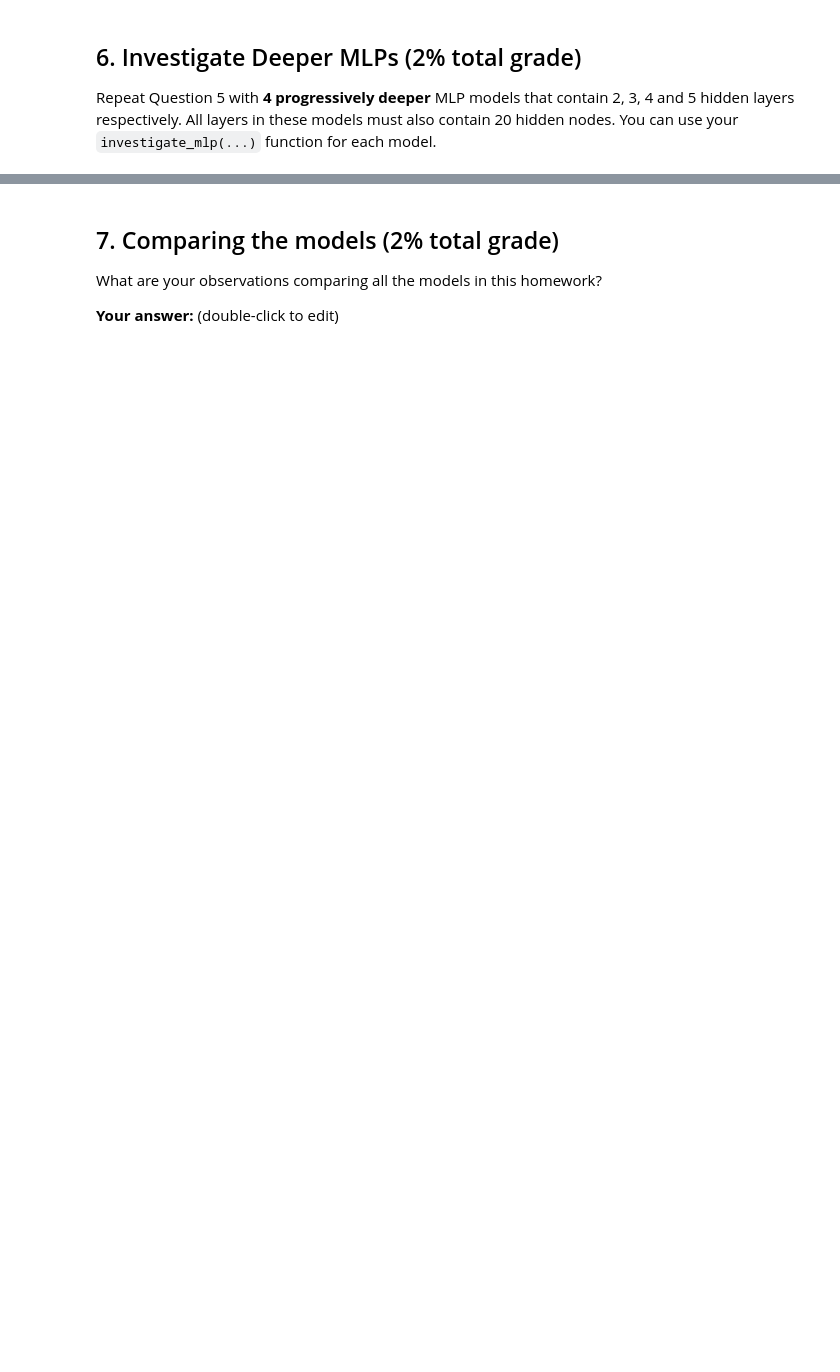
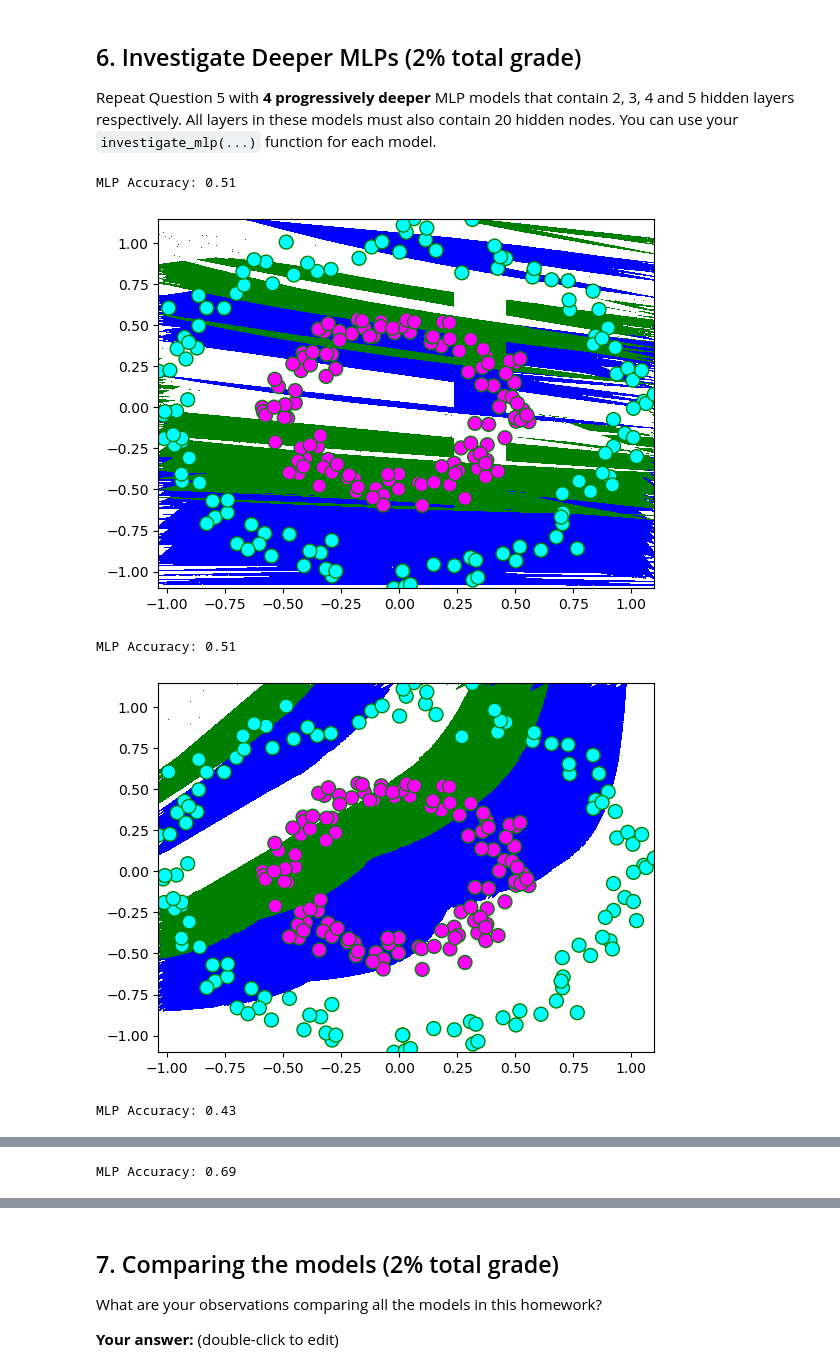
Before and after one commit to michaelcordero/cap-5602-ai, a Jupyter notebook: homework_notebooks/homework4.ipynb, the cells around one changed output, grey strips where cells are left out. Saved outputs shown, nothing was run; the diff lists cells and outputs as text; code cells hidden in the pictures; blank space fills up the shorter version.

```diff
--- a/homework_notebooks/homework4.ipynb
+++ b/homework_notebooks/homework4.ipynb
@@ -94,3 +109,12 @@ Write code to:
 Repeat Question 5 with **4 progressively deeper** MLP models that contain 2, 3, 4 and 5 hidden layers respectively. All layers in these models must also contain 20 hidden nodes. You can use your `investigate_mlp(...)` function for each model.
 # %%
 # Write your code here
+layers = [2,3,4,5]
+for l in layers:
+    investigate_mlp(l)
+# %% [output]
+MLP Accuracy: 0.51
+[figure, added]
+MLP Accuracy: 0.51
+[figure, added]
+MLP Accuracy: 0.43
@@ -96,0 +122 @@ Repeat Question 5 with **4 progressively deeper** MLP models that contain 2, 3,
+MLP Accuracy: 0.69
```
Also changed, not shown: parts of 7 cells of this notebook.
